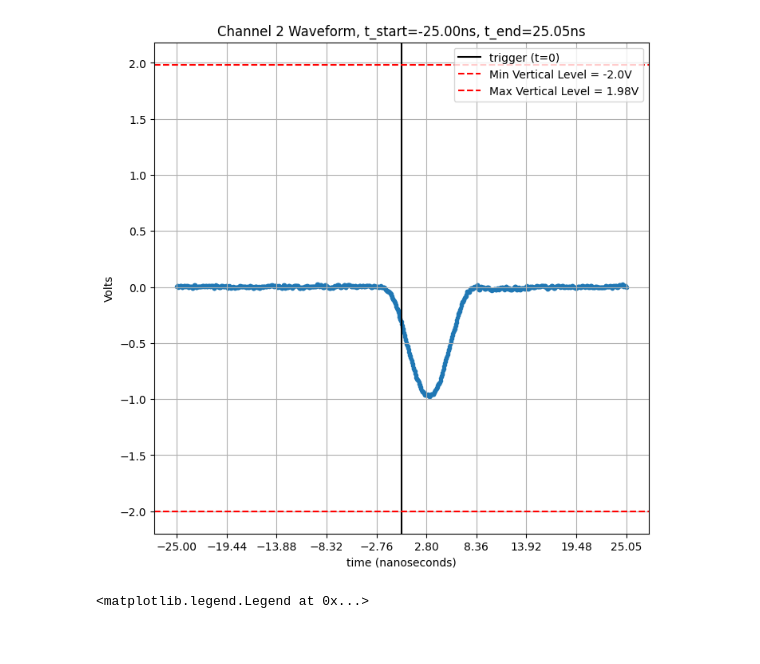
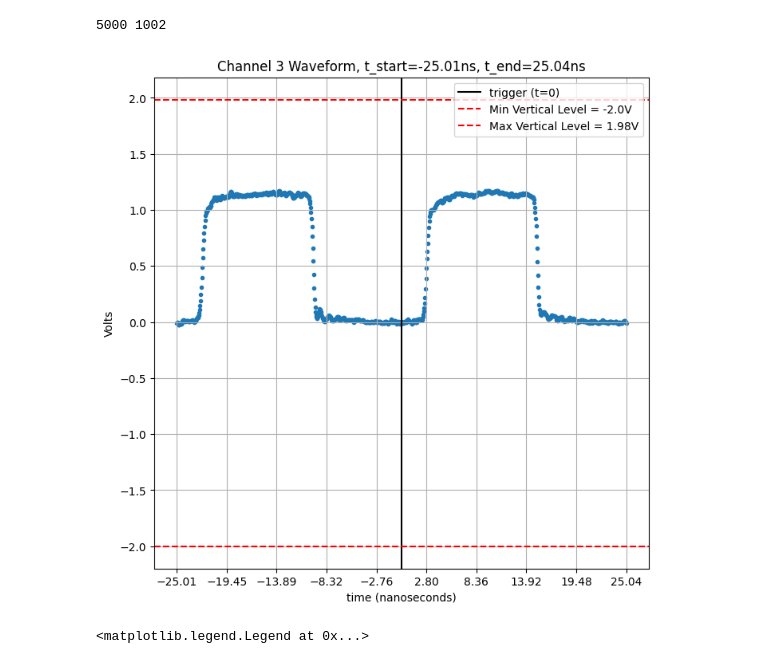
Before and after one commit to leonardolanteri/ETL_TestingDAQ, a Jupyter notebook: notebooks/osc_trc_qa_prototyping.ipynb, the cells around one changed output. Cells and saved outputs as stored; diff of their text form; code cells hidden in the pictures.

```diff
--- a/notebooks/osc_trc_qa_prototyping.ipynb
+++ b/notebooks/osc_trc_qa_prototyping.ipynb
@@ -10,13 +10,15 @@ import uproot
 # %%
 # sudo mount -t cifs //192.168.0.6/Waveforms /home/etl/Test_Stand/daq/LecroyMount -o user=mothra,uid=etl,gid=etl,vers=2.0
 reload(lecroy)
-run = 42069
+run = 420
 trace_file = lambda chnl, run: Path(f'/home/etl/Test_Stand/daq/LecroyMount/C{chnl}--Trace{run}.trc')
-pulse = lecroy.LecroyReader(trace_file(chnl=2,run=run))
+pulse = lecroy.LecroyReader(trace_file(chnl=3,run=run))
 event = 5
 pulse.plot_event(event)
+print(len(pulse.x), len(pulse.x[0]))
 # %% [output]
+5000 1002
-[figure, old version]
+[figure, new version]
 # %%
 import sys
 sys.path.append("/home/etl/Test_Stand/tbanalysis/utils")
```
Also changed, not shown: 1 other file.
